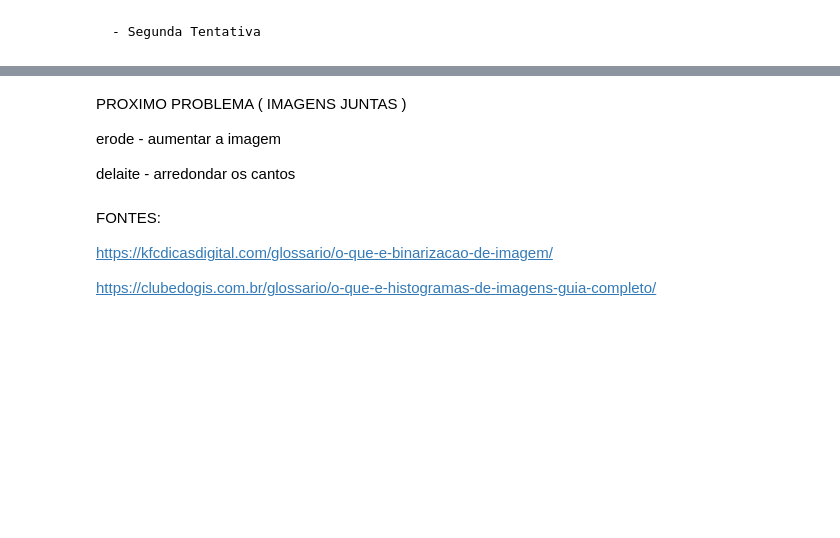
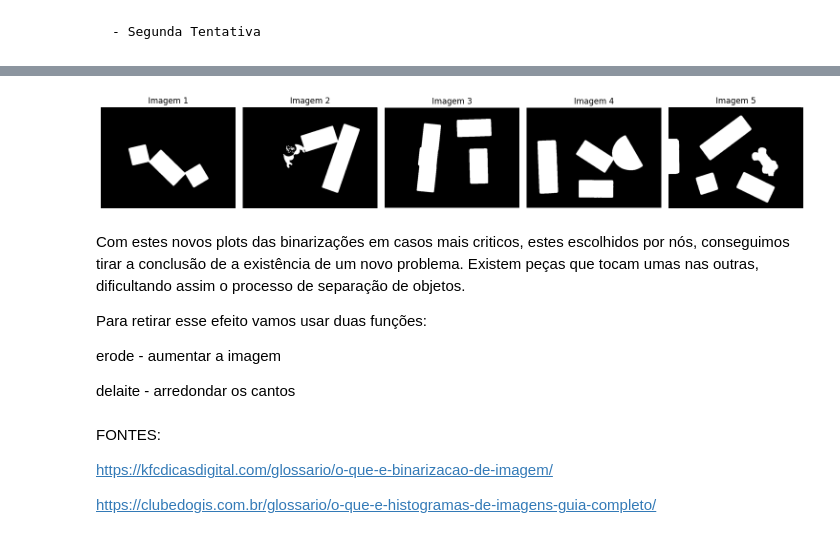
Before and after one commit to miguelac4/piv_tp1, a Jupyter notebook: src/trabalho_pratico1.ipynb, the cells around one changed output, grey strips where cells are left out. Cells and saved outputs as stored; diff of their text form; code cells hidden in the pictures; blank space fills up the shorter version.

```diff
--- a/src/trabalho_pratico1.ipynb
+++ b/src/trabalho_pratico1.ipynb
@@ -223,5 +299,35 @@ Começar por fazer um plot de imagens diferentes para encontra possiveis erros.
+# %%
+gr_blur2 = cv2.GaussianBlur(gray_red2, (5, 5), 0)
+gr_blur3 = cv2.GaussianBlur(gray_red3, (5, 5), 0)
+gr_blur4 = cv2.GaussianBlur(gray_red4, (5, 5), 0)
+gr_blur5 = cv2.GaussianBlur(gray_red5, (5, 5), 0)
+
+T2, bw2 = cv2.threshold(gr_blur2, 110, 255, cv2.THRESH_BINARY)
+T3, bw3 = cv2.threshold(gr_blur3, 110, 255, cv2.THRESH_BINARY)
+T4, bw4 = cv2.threshold(gr_blur4, 110, 255, cv2.THRESH_BINARY)
+T5, bw5 = cv2.threshold(gr_blur5, 110, 255, cv2.THRESH_BINARY)
+
+# PLOTS
+
+bws = [bw1, bw2, bw3, bw4, bw5]
+titulos = ["Imagem 1", "Imagem 2", "Imagem 3", "Imagem 4", "Imagem 5"]
+
+plt.figure(figsize=(15, 5))  # largura x altura
+
+for i in range(5):
+    plt.subplot(1, 5, i+1)       # 1 linha, 5 colunas
+    plt.imshow(bws[i], cmap="gray")
+    plt.title(titulos[i])
+    plt.axis("off")
+
+plt.tight_layout()
+plt.show()
+# %% [output]
+[figure, added]
 # %% [markdown]
-PROXIMO PROBLEMA ( IMAGENS JUNTAS )
+Com estes novos plots das binarizações em casos mais criticos, estes escolhidos por nós, conseguimos tirar a conclusão de a existência de um novo problema. Existem peças que tocam umas nas outras, dificultando assim o processo de separação de objetos.
+
+Para retirar esse efeito vamos usar duas funções:
 
 erode - aumentar a imagem
 
```
Also changed, not shown: parts of 10 cells of this notebook.
